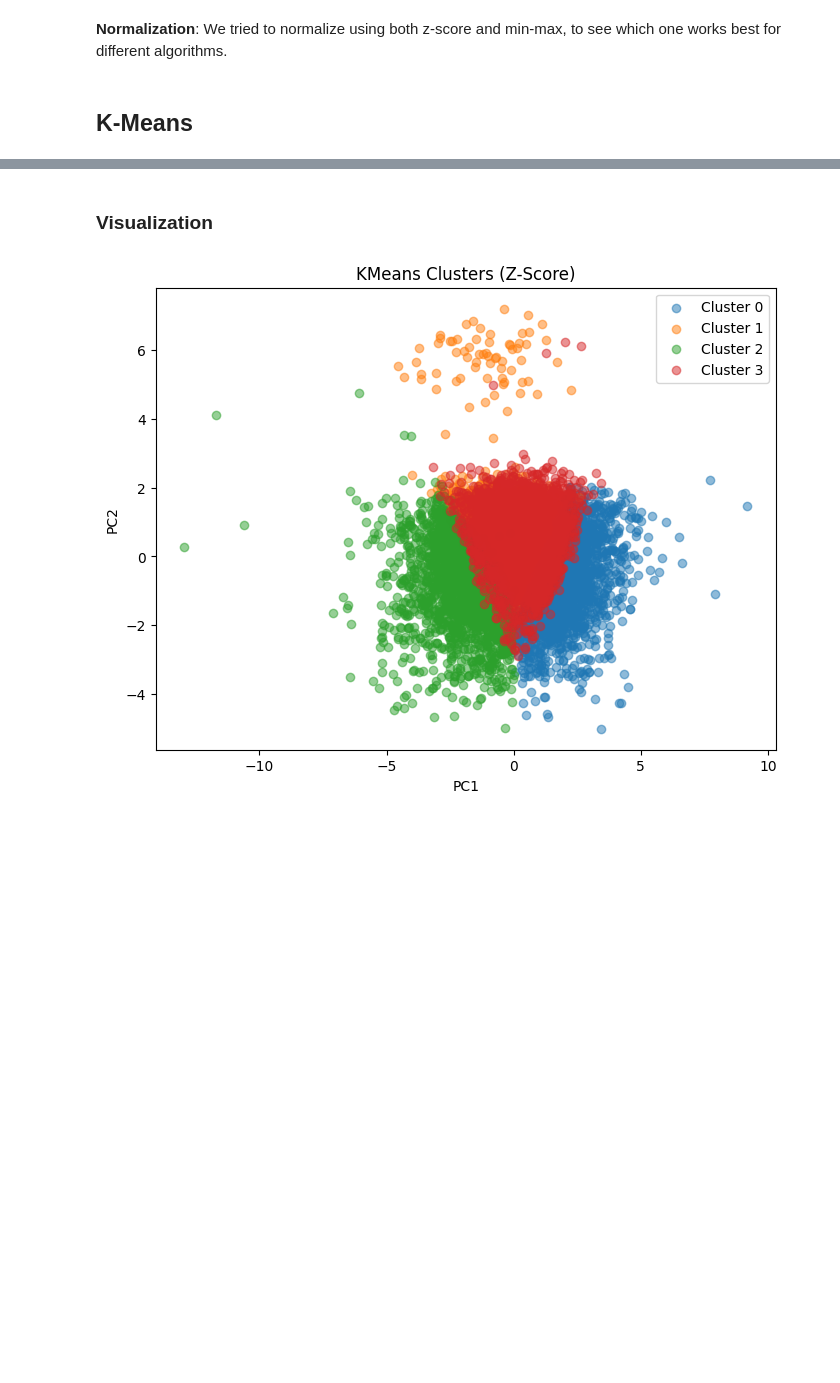
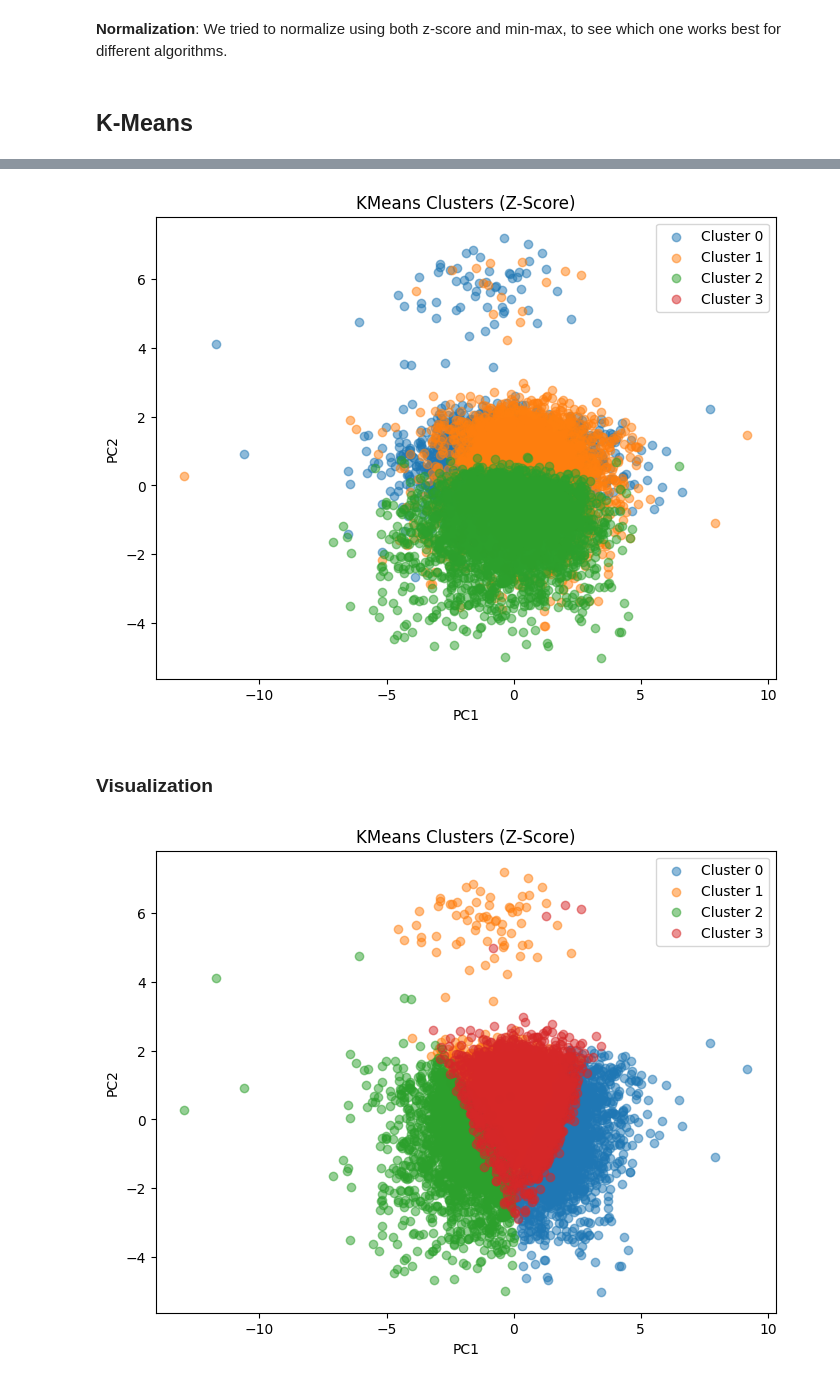
Before and after one commit to abderrahmane-salmi/UNIPI-Data-Mining-Project, a Jupyter notebook: task2/03_clustering_analysis.ipynb, the cells around one changed output, grey strips where cells are left out. Drawn from its saved outputs; the diff is of its cells as text; code cells hidden in the pictures; blank space fills up the shorter version.

```diff
--- a/task2/03_clustering_analysis.ipynb
+++ b/task2/03_clustering_analysis.ipynb
@@ -160,3 +251,32 @@ from sklearn.cluster import KMeans
+# %%
+best_k = 3
+best_kmeans = kmeans_list[k_list.index(best_k)]
+final_kmeans_clusters = best_kmeans.labels_
+# %%
+from sklearn.decomposition import PCA
+import matplotlib.pyplot as plt
+
+# PCA to 2 dimensions
+pca = PCA(n_components=2)
+X_pca = pca.fit_transform(X_zscore)
+
+# Plot clusters
+plt.figure(figsize=(8,6))
+for cluster in range(kmeans.n_clusters):
+    plt.scatter(
+        X_pca[final_kmeans_clusters == cluster, 0],
+        X_pca[final_kmeans_clusters == cluster, 1],
+        label=f'Cluster {cluster}',
+        alpha=0.5
+    )
+
+plt.xlabel('PC1')
+plt.ylabel('PC2')
+plt.title('KMeans Clusters (Z-Score)')
+plt.legend()
+plt.show()
+# %% [output]
+[figure, added]
 # %%
 kmeans = KMeans(n_clusters=4, random_state=42)
 clusters_zscore = kmeans.fit_predict(X_zscore)
```
Also changed, not shown: parts of 11 cells of this notebook.
